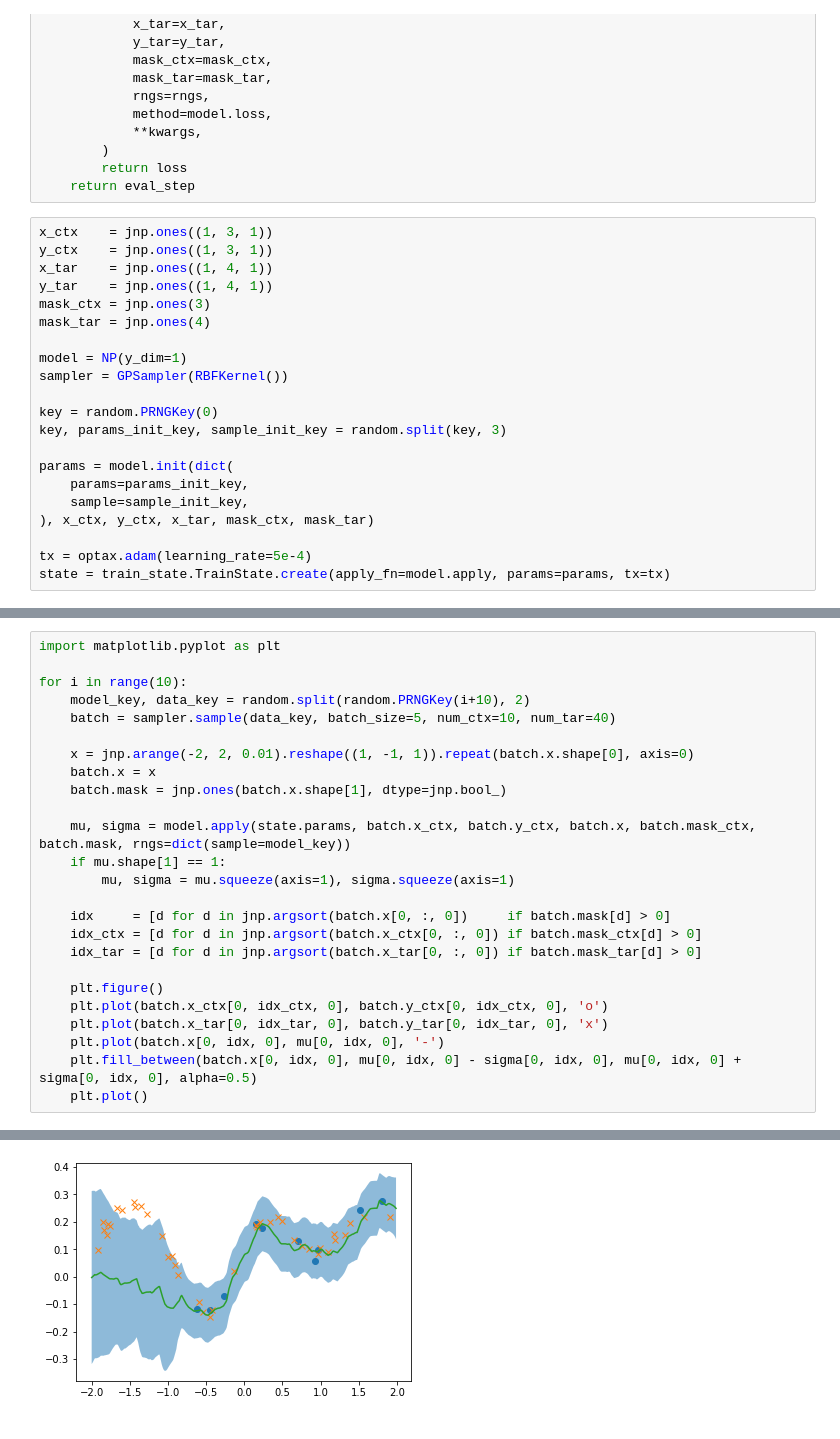
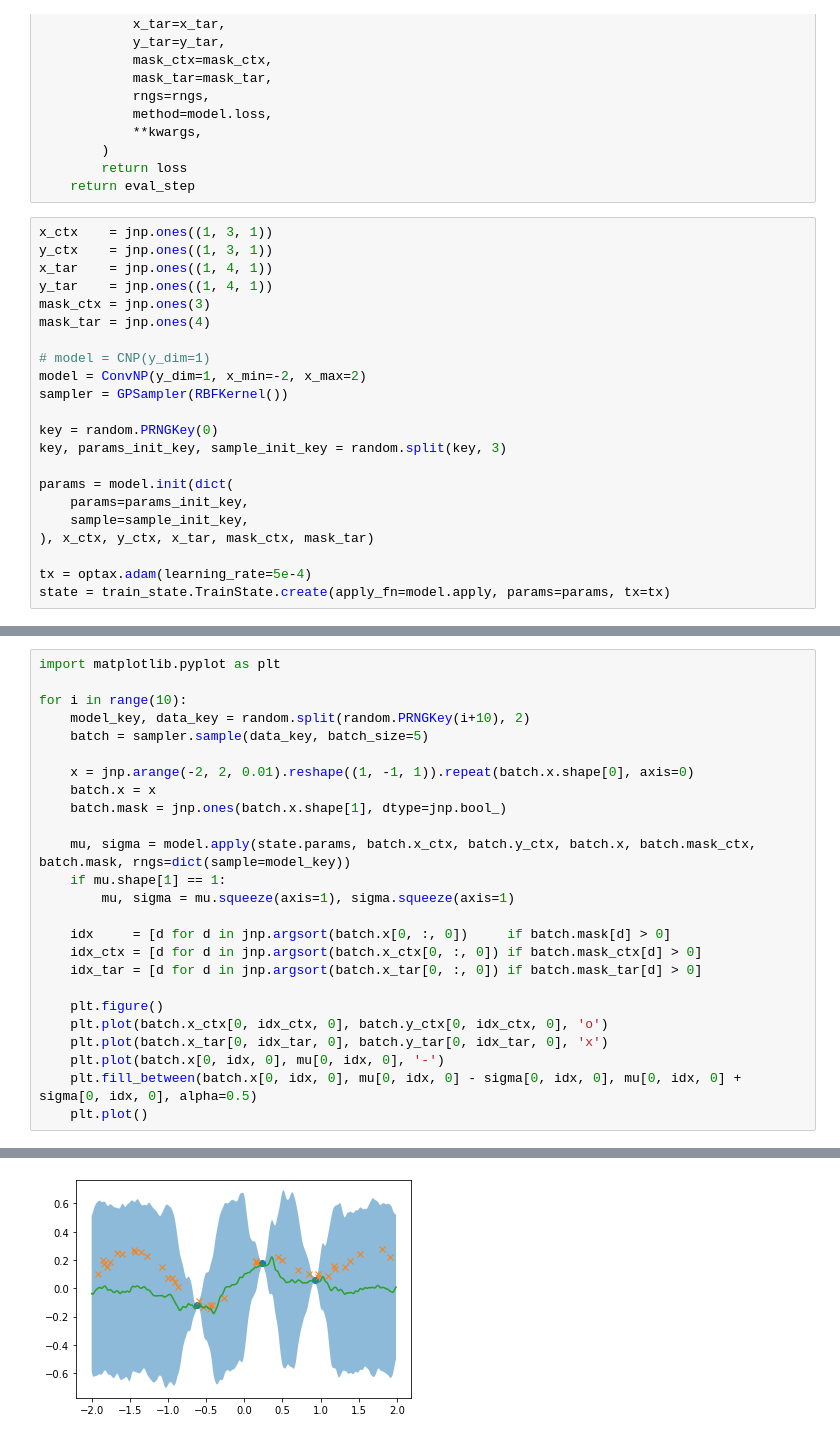
Before and after one commit to yuneg11/Neural-Process-Family, a Jupyter notebook: test.ipynb, the cells around one changed output, grey strips where cells are left out. Saved outputs shown, nothing was run; the diff lists cells and outputs as text.

```diff
--- a/test.ipynb
+++ b/test.ipynb
@@ -63,7 +64,8 @@ y_tar    = jnp.ones((1, 4, 1))
 mask_ctx = jnp.ones(3)
 mask_tar = jnp.ones(4)
 
-model = NP(y_dim=1)
+# model = CNP(y_dim=1)
+model = ConvNP(y_dim=1, x_min=-2, x_max=2)
 sampler = GPSampler(RBFKernel())
 
 key = random.PRNGKey(0)
@@ -147,7 +150,7 @@ import matplotlib.pyplot as plt
 
 for i in range(10):
     model_key, data_key = random.split(random.PRNGKey(i+10), 2)
-    batch = sampler.sample(data_key, batch_size=5, num_ctx=10, num_tar=40)
+    batch = sampler.sample(data_key, batch_size=5)
 
     x = jnp.arange(-2, 2, 0.01).reshape((1, -1, 1)).repeat(batch.x.shape[0], axis=0)
     batch.x = x
@@ -176 +179 @@ for i in range(10):
-[figure, old version]
+[figure, new version]
```
Also changed, not shown: parts of 5 cells of this notebook, 16 other files.
